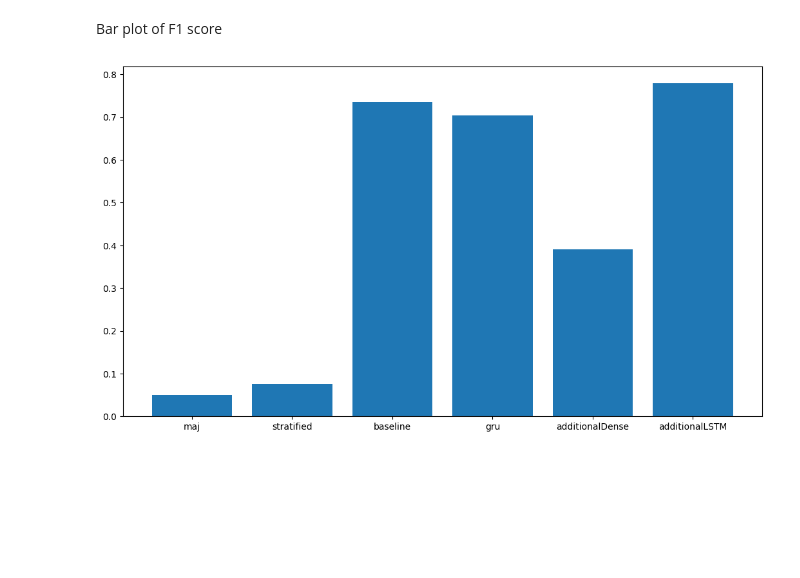
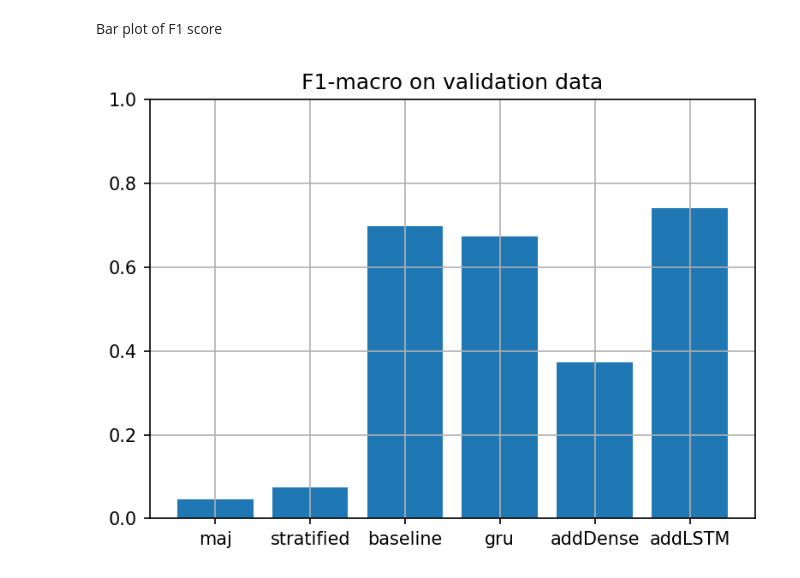
Before and after one commit to michele98/POS_tagging, a Jupyter notebook: OUTPUTPOS_tagging.ipynb, the cells around one changed output. Drawn from its saved outputs; the diff is of its cells as text; code cells hidden in the pictures; blank space fills up the shorter version.

Commit message:
- add F1 on validation and test  - compute analysis on CPU instead of GPU

```diff
--- a/OUTPUTPOS_tagging.ipynb
+++ b/OUTPUTPOS_tagging.ipynb
@@ -352,7 +352,7 @@ punctuation_tags = [',',
 # %% [markdown]
 ## Padding x
 # %%
-padding_length = int(df['tags'].apply(lambda x: len(x)).quantile(0.95))
+padding_length = int(df.loc[df['split'] != 'test']['tags'].apply(lambda x: len(x)).quantile(0.95))
 print("The padding length is", padding_length)
 
 dataset_dict = {k: i for i, k in enumerate(dataset_vocabulary)}
@@ -639,24 +639,26 @@ def unpad_result(y_padded, y_true):
     return [y[:len(yt)] for y, yt in zip(y_padded, y_true)]
 
 def get_model_prediction(model, x, y_true):
-    output = model.predict(x)
-    y_pred_model = tag_vocabulary[np.argmax(output, axis=-1)]
-    y_pred_unpadded = unpad_result(y_pred_model, y_true)
-    return flatten_data(y_pred_unpadded)
+    with tf.device('/cpu:0'):
+        output = model.predict(x)
+        y_pred_model = tag_vocabulary[np.argmax(output, axis=-1)]
+        y_pred_unpadded = unpad_result(y_pred_model, y_true)
+        return flatten_data(y_pred_unpadded)
 # %%
 from models import baselineLSTM, GRUModel, additionalLSTM, additionalDense
 
-baseline = baselineLSTM(num_classes=len(tag_vocabulary), input_shape=(padding_length,), embedding_func=embedding_func)
-baseline.load_weights(os.path.join(weights_folder, "baseline", "checkpoint.hdf5"))
+with tf.device('/cpu:0'):
+    baseline = baselineLSTM(num_classes=len(tag_vocabulary), input_shape=(padding_length,), embedding_func=embedding_func)
+    baseline.load_weights(os.path.join(weights_folder, "baseline", "checkpoint.hdf5"))
 
-gru = GRUModel(num_classes=len(tag_vocabulary), input_shape=(padding_length,), embedding_func=embedding_func)
-gru.load_weights(os.path.join(weights_folder, "gru", "checkpoint.hdf5"))
+    gru = GRUModel(num_classes=len(tag_vocabulary), input_shape=(padding_length,), embedding_func=embedding_func)
+    gru.load_weights(os.path.join(weights_folder, "gru", "checkpoint.hdf5"))
 
-additional_LSTM = additionalLSTM(num_classes=len(tag_vocabulary), input_shape=(padding_length,), embedding_func=embedding_func)
-additional_LSTM.load_weights(os.path.join(weights_folder, "additionalLSTM", "checkpoint.hdf5"))
+    additional_LSTM = additionalLSTM(num_classes=len(tag_vocabulary), input_shape=(padding_length,), embedding_func=embedding_func)
+    additional_LSTM.load_weights(os.path.join(weights_folder, "additionalLSTM", "checkpoint.hdf5"))
 
-additional_dense = additionalDense(num_classes=len(tag_vocabulary), input_shape=(padding_length,), embedding_func=embedding_func)
-additional_dense.load_weights(os.path.join(weights_folder, "additionalDense", "checkpoint.hdf5"))
+    additional_dense = additionalDense(num_classes=len(tag_vocabulary), input_shape=(padding_length,), embedding_func=embedding_func)
+    additional_dense.load_weights(os.path.join(weights_folder, "additionalDense", "checkpoint.hdf5"))
 # %% [markdown]
 ## Build dictionary with prediction info
 fill in this dictionary to get all the statistics
@@ -690,12 +692,12 @@ prediction_data = [{
     'y_pred_val': remove_punctuation_val(model_prediction_val(model=gru)),
     'y_pred_test': remove_punctuation_test(model_prediction_test(model=gru))
     }, {
-    'model_label': 'additionalDense',
+    'model_label': 'addDense',
     'y_pred_train': remove_punctuation_train(model_prediction_train(model=additional_dense)),
     'y_pred_val': remove_punctuation_val(model_prediction_val(model=additional_dense)),
     'y_pred_test': remove_punctuation_test(model_prediction_test(model=additional_dense))
     }, {
-    'model_label': 'additionalLSTM',
+    'model_label': 'addLSTM',
     'y_pred_train': remove_punctuation_train(model_prediction_train(model=additional_LSTM)),
     'y_pred_val': remove_punctuation_val(model_prediction_val(model=additional_LSTM)),
     'y_pred_test': remove_punctuation_test(model_prediction_test(model=additional_LSTM))
@@ -753,10 +755,16 @@ additionalLSTM test, weighted F1 macro: 0.78
 # %% [markdown]
 Bar plot of F1 score
 # %%
-w, h, dpi = 1280, 720, 100
+w, h, dpi = 800, 600, 150
 fig, ax = plt.subplots(figsize=(w/dpi, h/dpi), dpi=dpi)
 
-ax.bar(model_labels, height=f1_test, width=0.8)
+ax.bar(model_labels, height=f1_val, width=0.8)
+ax.set_title('F1-macro on validation data')
+ax.set_ylim(0,1)
+ax.grid()
+
+fig.tight_layout()
+fig.savefig('results_f1_val.pdf')
 plt.show()
 # %% [output]
-[figure, old version]
+[figure, new version]
```
Also changed, not shown: parts of 2 cells of this notebook.
